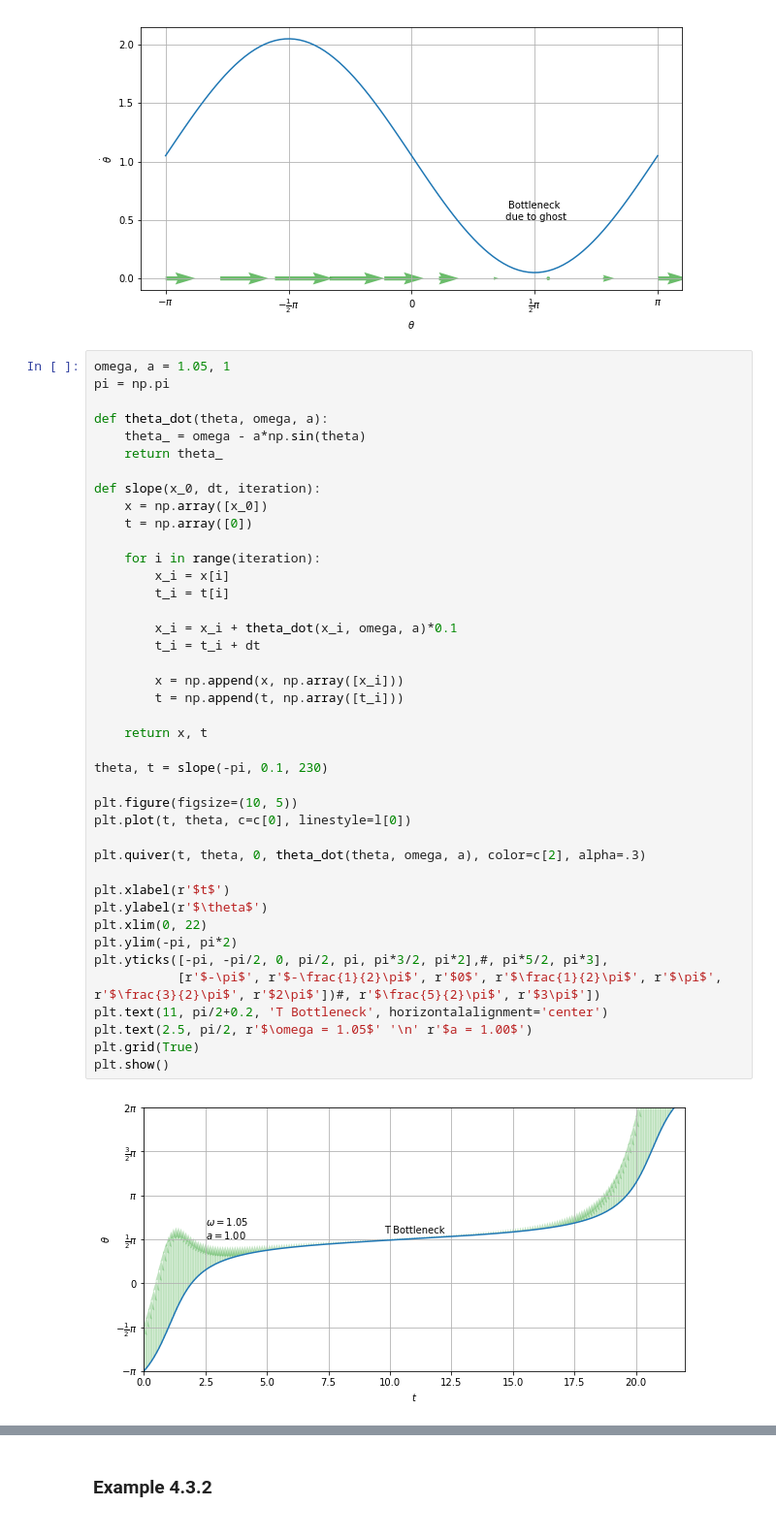
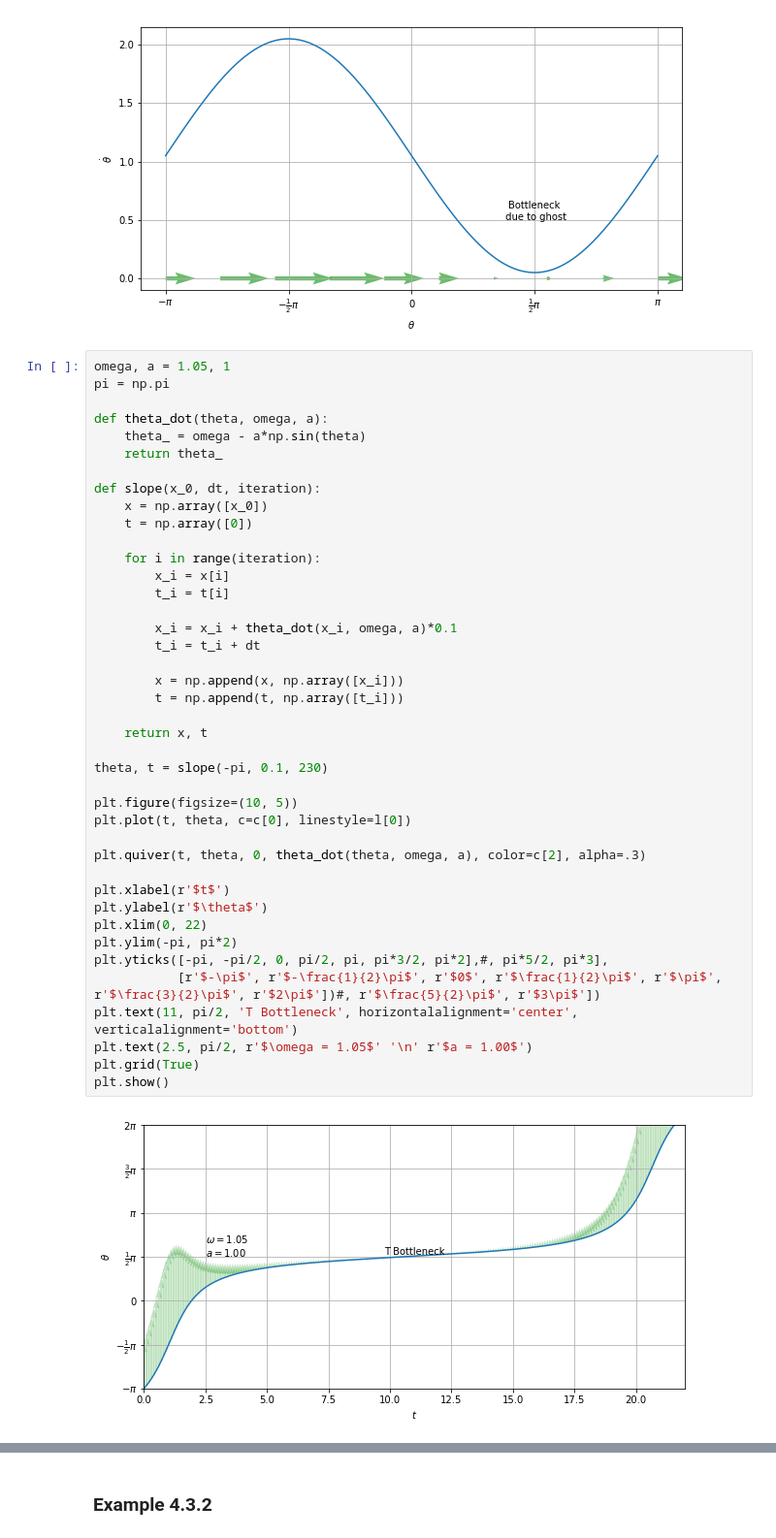
Before and after one commit to shumez/NLDC, a Jupyter notebook: c04/note.ipynb, the cells around one changed output, grey strips where cells are left out. Shown at 97% size. Drawn from its saved outputs; the diff is of its cells as text.

```diff
--- a/c04/note.ipynb
+++ b/c04/note.ipynb
@@ -334,35 +338,35 @@ def slope(x_0, dt, iteration):
 
     for i in range(iteration):
         x_i = x[i]
         t_i = t[i]
 
         x_i = x_i + theta_dot(x_i, omega, a)*0.1
         t_i = t_i + dt
 
         x = np.append(x, np.array([x_i]))
         t = np.append(t, np.array([t_i]))
 
     return x, t
 
 theta, t = slope(-pi, 0.1, 230)
 
 plt.figure(figsize=(10, 5))
 plt.plot(t, theta, c=c[0], linestyle=l[0])
 
 plt.quiver(t, theta, 0, theta_dot(theta, omega, a), color=c[2], alpha=.3)
 
 plt.xlabel(r'$t$')
 plt.ylabel(r'$\theta$')
 plt.xlim(0, 22)
 plt.ylim(-pi, pi*2)
 plt.yticks([-pi, -pi/2, 0, pi/2, pi, pi*3/2, pi*2],#, pi*5/2, pi*3],
            [r'$-\pi$', r'$-\frac{1}{2}\pi$', r'$0$', r'$\frac{1}{2}\pi$', r'$\pi$', r'$\frac{3}{2}\pi$', r'$2\pi$'])#, r'$\frac{5}{2}\pi$', r'$3\pi$'])
-plt.text(11, pi/2+0.2, 'T Bottleneck', horizontalalignment='center')
+plt.text(11, pi/2, 'T Bottleneck', horizontalalignment='center', verticalalignment='bottom')
 plt.text(2.5, pi/2, r'$\omega = 1.05$' '\n' r'$a = 1.00$')
 plt.grid(True)
 plt.show()
 # %% [output]
-[figure, old version]
+[figure, new version]
 # %% [markdown]
 $$\dot{x} = r + x^2$$
 
```
Also changed, not shown: parts of 5 cells of this notebook.
